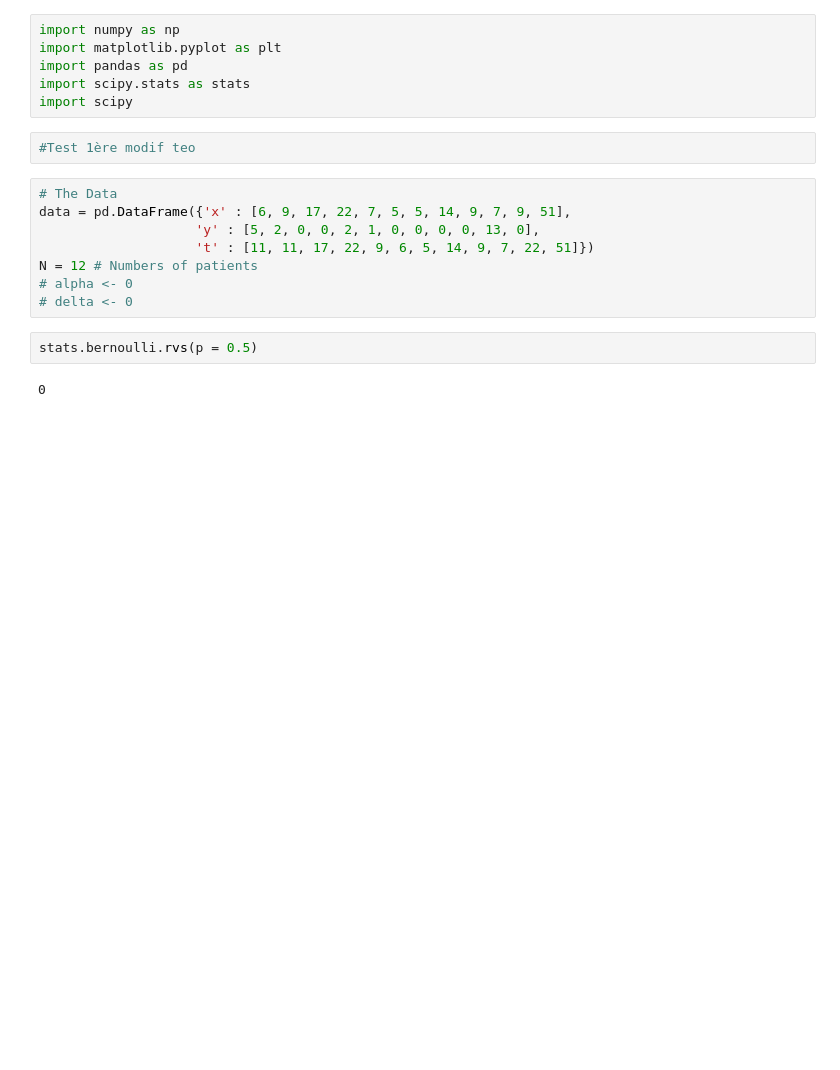
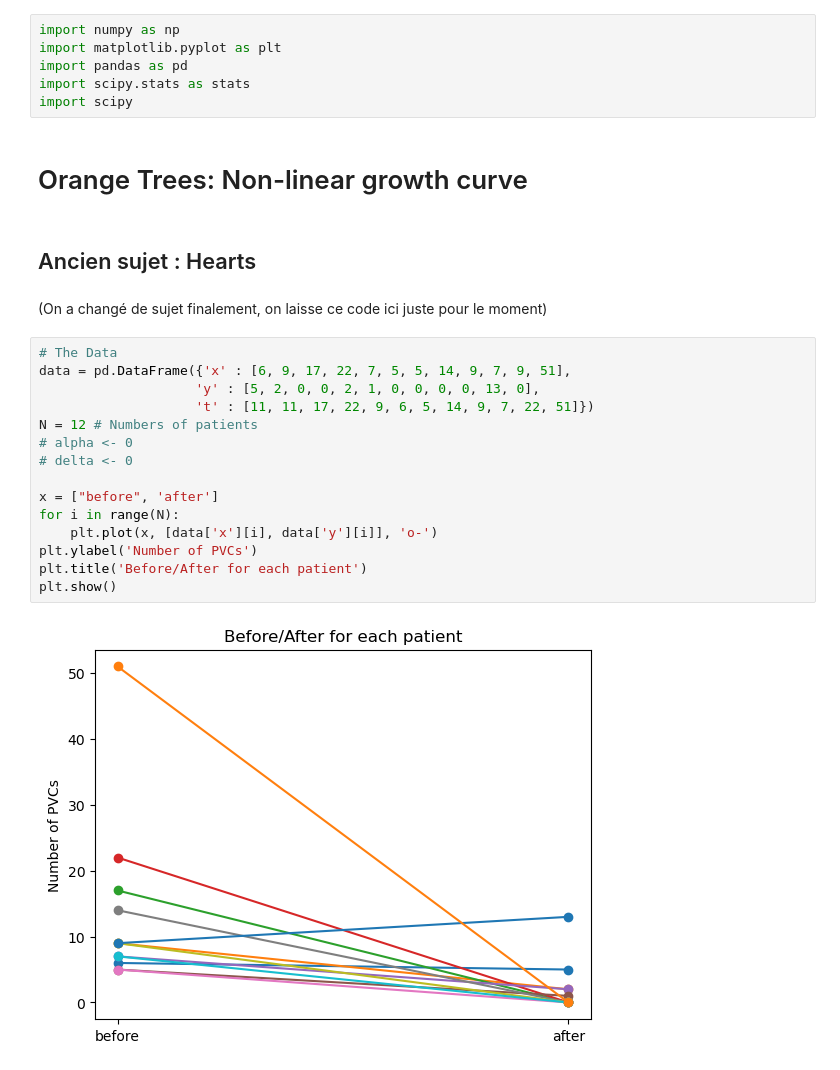
Before and after one commit to pierredbli/Bayes, a Jupyter notebook: BAYES.ipynb, the cells around one changed output. Saved outputs shown, nothing was run; the diff lists cells and outputs as text; blank space fills up the shorter version.

Commit message:
Nouveau sujet

```diff
--- a/BAYES.ipynb
+++ b/BAYES.ipynb
@@ -4,20 +4,29 @@ import matplotlib.pyplot as plt
 import pandas as pd
 import scipy.stats as stats
 import scipy
-# %%
-#Test 1ère modif teo
+# %% [markdown]
+# Orange Trees: Non-linear growth curve
+# %% [markdown]
+## Ancien sujet : Hearts
+# %% [markdown]
+(On a changé de sujet finalement, on laisse ce code ici juste pour le moment)
 # %%
 # The Data
 data = pd.DataFrame({'x' : [6, 9, 17, 22, 7, 5, 5, 14, 9, 7, 9, 51],
                     'y' : [5, 2, 0, 0, 2, 1, 0, 0, 0, 0, 13, 0],
                     't' : [11, 11, 17, 22, 9, 6, 5, 14, 9, 7, 22, 51]})
 N = 12 # Numbers of patients
 # alpha <- 0
 # delta <- 0
+
+x = ["before", 'after']
+for i in range(N):
+    plt.plot(x, [data['x'][i], data['y'][i]], 'o-')
+plt.ylabel('Number of PVCs')
+plt.title('Before/After for each patient')
+plt.show()
+# %% [output]
+[figure, added]
-# %%
-stats.bernoulli.rvs(p = 0.5)
-# %% [output]
-0
 # %%
 # J'ai fait n'importe quoi
 
```
Also changed, not shown: parts of 1 cell of this notebook.
